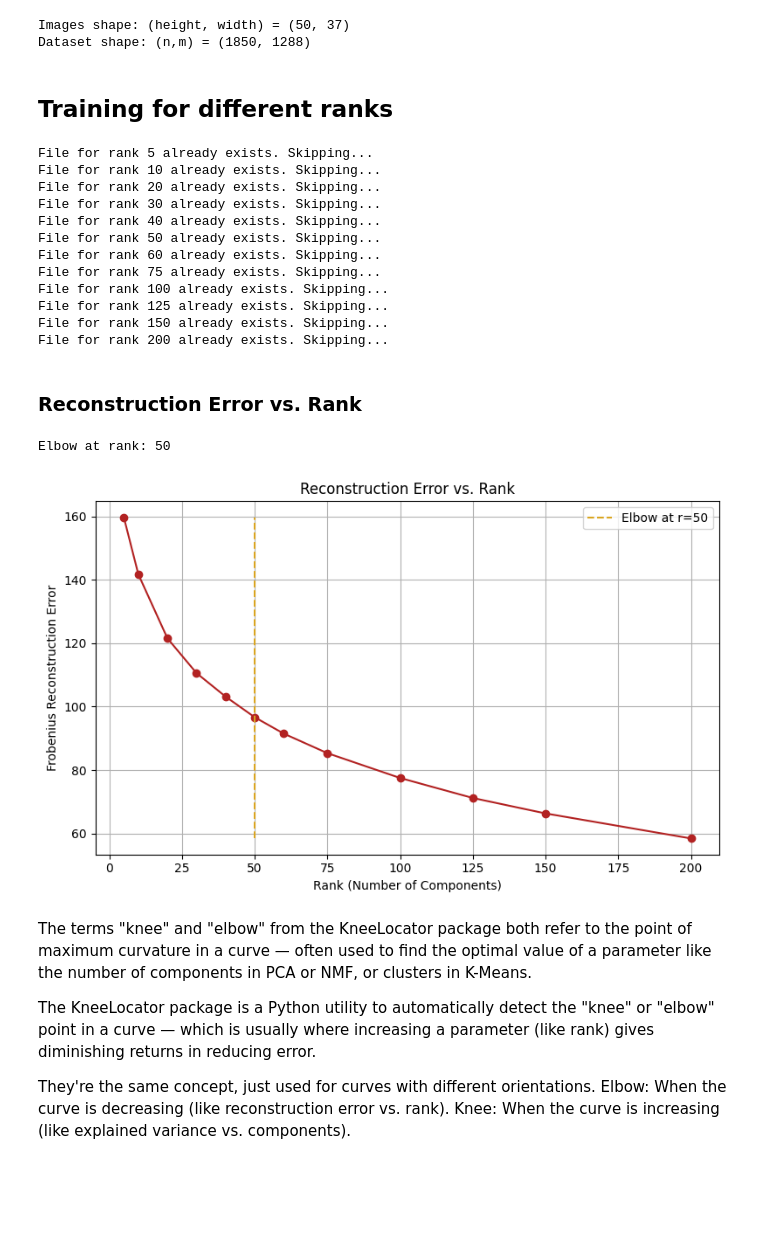
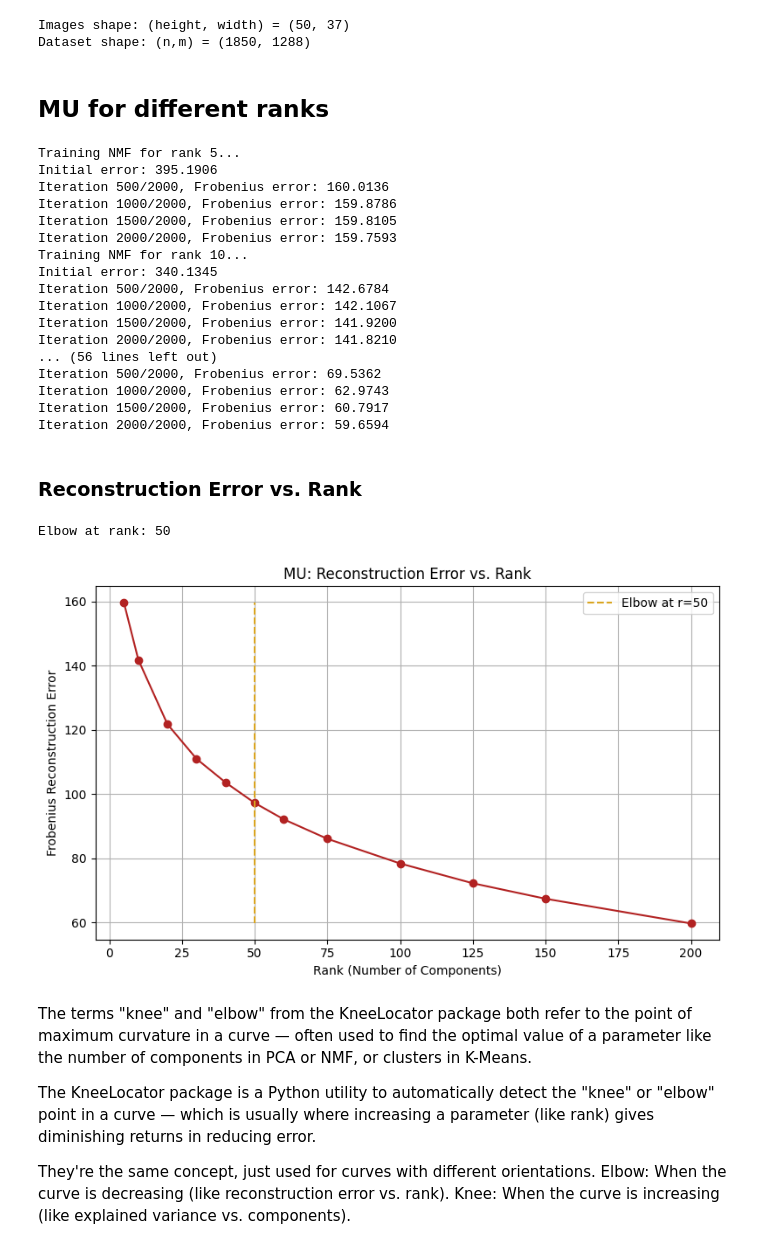
Before and after one commit to sofillav/nmf_project, a Jupyter notebook: notebook.ipynb, the cells around one changed output. Saved outputs shown, nothing was run; the diff lists cells and outputs as text; code cells hidden in the pictures; blank space fills up the shorter version.

Commit message:
add HALS and change initialization of algorithms

```diff
--- a/notebook.ipynb
+++ b/notebook.ipynb
@@ -16,12 +16,16 @@ np.random.seed(0)
 X = np.abs(np.random.randn(n,m))
 
 # Apply NMF
-model = nmf(n_components=r, max_iter=1500, random_state=42, verbose=True)
-W = model.fit_transform(X)
-H = model.H
+W, H = multiplicative_updates(
+    X,
+    n_components=r,
+    max_iter=1500,
+    random_state=42,
+    verbose=True
+)
 
 # Check reconstruction
-X_reconstructed = model.inverse_transform() # W @ H
+X_reconstructed =  W @ H
 error = np.linalg.norm(X - X_reconstructed, 'fro')
 print(f"\nFinal reconstruction error: {error:.4f}")
 # %% [output]
@@ -46,69 +51,79 @@ print(f"Dataset shape: (n,m) = {X.shape}")
 Images shape: (height, width) = (50, 37)
 Dataset shape: (n,m) = (1850, 1288)
 # %% [markdown]
-## Training for different ranks
+## MU for different ranks
 # %%
 ranks = [5, 10, 20, 30, 40, 50, 60, 75, 100, 125, 150, 200]
 
 os.makedirs("nmf_models", exist_ok=True)
 
 for r in ranks:
-    filename = f"nmf_models/nmf_rank_{r}.npz"
+    filename = f"nmf_models/mu_nmf_rank_{r}.npz"
 
     if os.path.exists(filename):
         print(f"File for rank {r} already exists. Skipping...")
         continue
 
     print(f"Training NMF for rank {r}...")
-    model = nmf(n_components=r, max_iter=3000, random_state=42)
-    W = model.fit_transform(X)
-    H = model.H
+    W, H = multiplicative_updates(
+        X,
+        n_components=r,
+        max_iter=2000,
+        random_state=42,
+        verbose=True
+    )
+
     error = np.linalg.norm(X - W @ H, 'fro')
 
     np.savez_compressed(filename, W=W, H=H, error=error)
 # %% [output]
-File for rank 5 already exists. Skipping...
-File for rank 10 already exists. Skipping...
-File for rank 20 already exists. Skipping...
-File for rank 30 already exists. Skipping...
-File for rank 40 already exists. Skipping...
-File for rank 50 already exists. Skipping...
-File for rank 60 already exists. Skipping...
-File for rank 75 already exists. Skipping...
-File for rank 100 already exists. Skipping...
-File for rank 125 already exists. Skipping...
-File for rank 150 already exists. Skipping...
-File for rank 200 already exists. Skipping...
+Training NMF for rank 5...
+Initial error: 395.1906
+Iteration 500/2000, Frobenius error: 160.0136
+Iteration 1000/2000, Frobenius error: 159.8786
+Iteration 1500/2000, Frobenius error: 159.8105
+Iteration 2000/2000, Frobenius error: 159.7593
+Training NMF for rank 10...
+Initial error: 340.1345
+Iteration 500/2000, Frobenius error: 142.6784
+Iteration 1000/2000, Frobenius error: 142.1067
+Iteration 1500/2000, Frobenius error: 141.9200
+Iteration 2000/2000, Frobenius error: 141.8210
+... (56 lines left out)
+Iteration 500/2000, Frobenius error: 69.5362
+Iteration 1000/2000, Frobenius error: 62.9743
+Iteration 1500/2000, Frobenius error: 60.7917
+Iteration 2000/2000, Frobenius error: 59.6594
 # %% [markdown]
 ### Reconstruction Error vs. Rank
 # %%
 ranks_vals = []
 plt_errors = []
 
 for r in ranks:
-    filename = f"nmf_models/nmf_rank_{r}.npz"
+    filename = f"nmf_models/mu_nmf_rank_{r}.npz"
     if os.path.exists(filename):
         data = np.load(filename)
         ranks_vals.append(r)
         plt_errors.append(data['error'].item())
 
 knee = KneeLocator(ranks_vals, plt_errors, curve='convex', direction='decreasing')
 print("Elbow at rank:", knee.knee)
 
 # Plot with elbow marked
 plt.figure(figsize=(8, 5))
 plt.plot(ranks_vals, plt_errors, marker='o',color='firebrick')
 plt.vlines(knee.knee, min(plt_errors), max(plt_errors), linestyles='dashed', colors='goldenrod', label=f"Elbow at r={knee.knee}")
-plt.title('Reconstruction Error vs. Rank')
+plt.title('MU: Reconstruction Error vs. Rank')
 plt.xlabel('Rank (Number of Components)')
 plt.ylabel('Frobenius Reconstruction Error')
 plt.legend()
 plt.grid(True)
 plt.tight_layout()
 plt.show()
 # %% [output]
 Elbow at rank: 50
-[figure, old version]
+[figure, new version]
 # %% [markdown]
 The terms "knee" and "elbow" from the KneeLocator package both refer to the point of maximum curvature in a curve — often used to find the optimal value of a parameter like the number of components in PCA or NMF, or clusters in K-Means.
 
```
Also changed, not shown: parts of 15 cells of this notebook, 1 other file.
